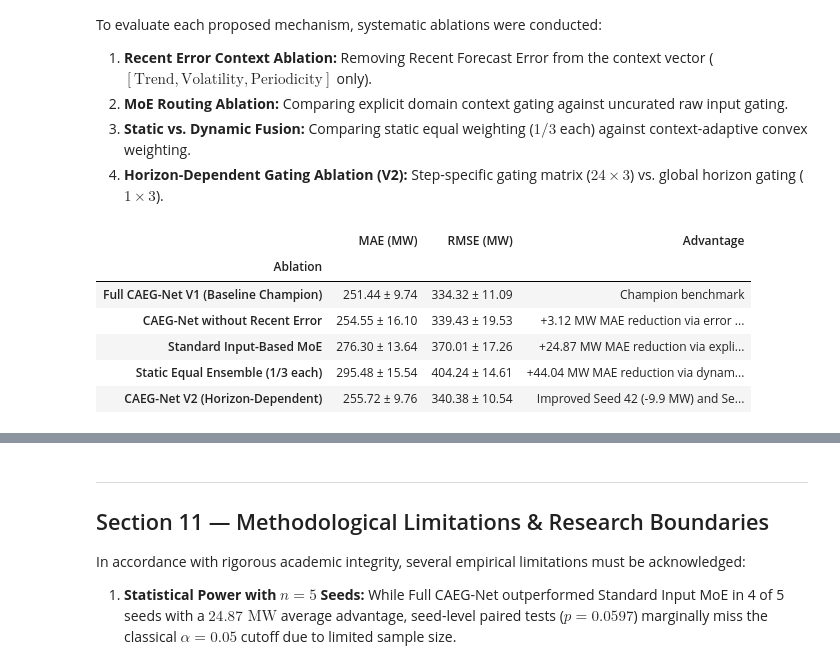
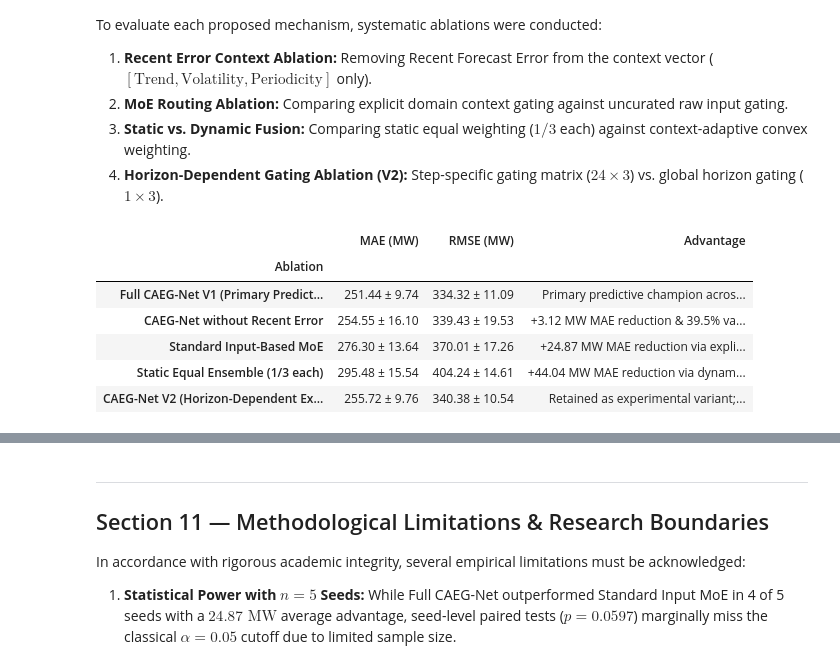
Before and after one commit to vinay-0208/CAEGNET, a Jupyter notebook: notebooks/CAEG_Net_Faculty_Review.ipynb, the cells around one changed output, grey strips where cells are left out. Drawn from its saved outputs; the diff is of its cells as text; code cells hidden in the pictures.

```diff
--- a/notebooks/CAEG_Net_Faculty_Review.ipynb
+++ b/notebooks/CAEG_Net_Faculty_Review.ipynb
@@ -335,21 +335,21 @@ To evaluate each proposed mechanism, systematic ablations were conducted:
 # %%
 # Load ablation comparisons
 comp_v2_path = os.path.join(repo_dir, "results", "caeg_v2", "v1_vs_v2_comparison.csv")
 df_comp_v2 = pd.read_csv(comp_v2_path)
 
 ablation_summary = pd.DataFrame([
-    {"Ablation": "Full CAEG-Net V1 (Baseline Champion)", "MAE (MW)": "251.44 ± 9.74", "RMSE (MW)": "334.32 ± 11.09", "Advantage": "Champion benchmark"},
-    {"Ablation": "CAEG-Net without Recent Error", "MAE (MW)": "254.55 ± 16.10", "RMSE (MW)": "339.43 ± 19.53", "Advantage": "+3.12 MW MAE reduction via error feedback; 39.5% variance reduction"},
-    {"Ablation": "Standard Input-Based MoE", "MAE (MW)": "276.30 ± 13.64", "RMSE (MW)": "370.01 ± 17.26", "Advantage": "+24.87 MW MAE reduction via explicit physical context"},
-    {"Ablation": "Static Equal Ensemble (1/3 each)", "MAE (MW)": "295.48 ± 15.54", "RMSE (MW)": "404.24 ± 14.61", "Advantage": "+44.04 MW MAE reduction via dynamic soft gating"},
-    {"Ablation": "CAEG-Net V2 (Horizon-Dependent)", "MAE (MW)": "255.72 ± 9.76", "RMSE (MW)": "340.38 ± 10.54", "Advantage": "Improved Seed 42 (-9.9 MW) and Seed 123 (-7.5 MW); comparable overall"}
+    {"Ablation": "Full CAEG-Net V1 (Primary Predictive Champion)", "MAE (MW)": "251.44 ± 9.74", "RMSE (MW)": "334.32 ± 11.09", "Advantage": "Primary predictive champion across 5 canonical seeds"},
+    {"Ablation": "CAEG-Net without Recent Error", "MAE (MW)": "254.55 ± 16.10", "RMSE (MW)": "339.43 ± 19.53", "Advantage": "+3.12 MW MAE reduction & 39.5% variance reduction; not statistically significant (p = 0.6776, improved 3/5 seeds)"},
+    {"Ablation": "Standard Input-Based MoE", "MAE (MW)": "276.30 ± 13.64", "RMSE (MW)": "370.01 ± 17.26", "Advantage": "+24.87 MW MAE reduction via explicit domain context (p = 0.0597, marginally misses alpha=0.05)"},
+    {"Ablation": "Static Equal Ensemble (1/3 each)", "MAE (MW)": "295.48 ± 15.54", "RMSE (MW)": "404.24 ± 14.61", "Advantage": "+44.04 MW MAE reduction via dynamic soft gating (statistically significant, p = 0.0039)"},
+    {"Ablation": "CAEG-Net V2 (Horizon-Dependent Experimental Variant)", "MAE (MW)": "255.72 ± 9.76", "RMSE (MW)": "340.38 ± 10.54", "Advantage": "Retained as experimental variant; +4.28 MW diff vs V1 is not statistically significant (p = 0.5279)"}
 ])
 display(ablation_summary.set_index("Ablation"))
 # %% [output]
 |  | MAE (MW) | RMSE (MW) | Advantage |
 | Ablation |  |  |  |
-| Full CAEG-Net V1 (Baseline Champion) | 251.44 ± 9.74 | 334.32 ± 11.09 | Champion benchmark |
-| CAEG-Net without Recent Error | 254.55 ± 16.10 | 339.43 ± 19.53 | +3.12 MW MAE reduction via error ... |
+| Full CAEG-Net V1 (Primary Predict... | 251.44 ± 9.74 | 334.32 ± 11.09 | Primary predictive champion acros... |
+| CAEG-Net without Recent Error | 254.55 ± 16.10 | 339.43 ± 19.53 | +3.12 MW MAE reduction & 39.5% va... |
 | Standard Input-Based MoE | 276.30 ± 13.64 | 370.01 ± 17.26 | +24.87 MW MAE reduction via expli... |
 | Static Equal Ensemble (1/3 each) | 295.48 ± 15.54 | 404.24 ± 14.61 | +44.04 MW MAE reduction via dynam... |
-| CAEG-Net V2 (Horizon-Dependent) | 255.72 ± 9.76 | 340.38 ± 10.54 | Improved Seed 42 (-9.9 MW) and Se... |
+| CAEG-Net V2 (Horizon-Dependent Ex... | 255.72 ± 9.76 | 340.38 ± 10.54 | Retained as experimental variant;... |
```
Also changed, not shown: parts of 5 cells of this notebook, 8 other files.
